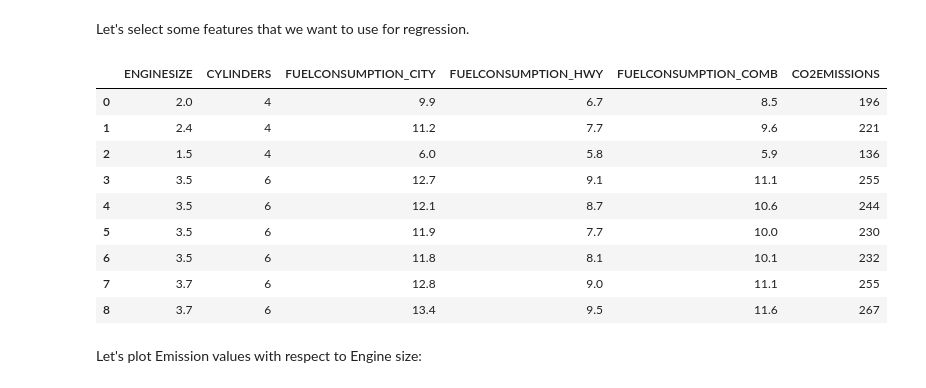
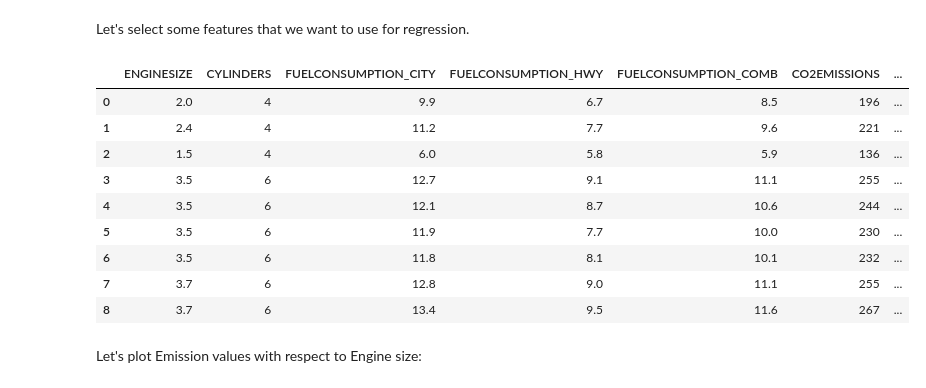
Before and after one commit to Kai369/python-4-class, a Jupyter notebook: its AI/week 2/ML0101EN-Reg-Mulitple-Linear-Regression-Co2.ipynb, the cells around one changed output. Cells and saved outputs as stored; diff of their text form; code cells hidden in the pictures.

```diff
--- a/its AI/week 2/ML0101EN-Reg-Mulitple-Linear-Regression-Co2.ipynb
+++ b/its AI/week 2/ML0101EN-Reg-Mulitple-Linear-Regression-Co2.ipynb
@@ -62,19 +62,19 @@ df.head()
 # %% [markdown]
 Let's select some features that we want to use for regression.
 # %%
-cdf = df[['ENGINESIZE','CYLINDERS','FUELCONSUMPTION_CITY','FUELCONSUMPTION_HWY','FUELCONSUMPTION_COMB','CO2EMISSIONS']]
+cdf = df[['ENGINESIZE','CYLINDERS','FUELCONSUMPTION_CITY','FUELCONSUMPTION_HWY','FUELCONSUMPTION_COMB','CO2EMISSIONS','FUELCONSUMPTION_CITY','FUELTYPE']]
 cdf.head(9)
 # %% [output]
-|  | ENGINESIZE | CYLINDERS | FUELCONSUMPTION_CITY | FUELCONSUMPTION_HWY | FUELCONSUMPTION_COMB | CO2EMISSIONS |
-| 0 | 2.0 | 4 | 9.9 | 6.7 | 8.5 | 196 |
-| 1 | 2.4 | 4 | 11.2 | 7.7 | 9.6 | 221 |
-| 2 | 1.5 | 4 | 6.0 | 5.8 | 5.9 | 136 |
-| 3 | 3.5 | 6 | 12.7 | 9.1 | 11.1 | 255 |
-| 4 | 3.5 | 6 | 12.1 | 8.7 | 10.6 | 244 |
-| 5 | 3.5 | 6 | 11.9 | 7.7 | 10.0 | 230 |
-| 6 | 3.5 | 6 | 11.8 | 8.1 | 10.1 | 232 |
-| 7 | 3.7 | 6 | 12.8 | 9.0 | 11.1 | 255 |
-| 8 | 3.7 | 6 | 13.4 | 9.5 | 11.6 | 267 |
+|  | ENGINESIZE | CYLINDERS | FUELCONSUMPTION_CITY | FUELCONSUMPTION_HWY | FUELCONSUMPTION_COMB | CO2EMISSIONS | ... |
+| 0 | 2.0 | 4 | 9.9 | 6.7 | 8.5 | 196 | ... |
+| 1 | 2.4 | 4 | 11.2 | 7.7 | 9.6 | 221 | ... |
+| 2 | 1.5 | 4 | 6.0 | 5.8 | 5.9 | 136 | ... |
+| 3 | 3.5 | 6 | 12.7 | 9.1 | 11.1 | 255 | ... |
+| 4 | 3.5 | 6 | 12.1 | 8.7 | 10.6 | 244 | ... |
+| 5 | 3.5 | 6 | 11.9 | 7.7 | 10.0 | 230 | ... |
+| 6 | 3.5 | 6 | 11.8 | 8.1 | 10.1 | 232 | ... |
+| 7 | 3.7 | 6 | 12.8 | 9.0 | 11.1 | 255 | ... |
+| 8 | 3.7 | 6 | 13.4 | 9.5 | 11.6 | 267 | ... |
 # %% [markdown]
 Let's plot Emission values with respect to Engine size:
 # %%
```
Also changed, not shown: parts of 6 cells of this notebook, 7 other files.
